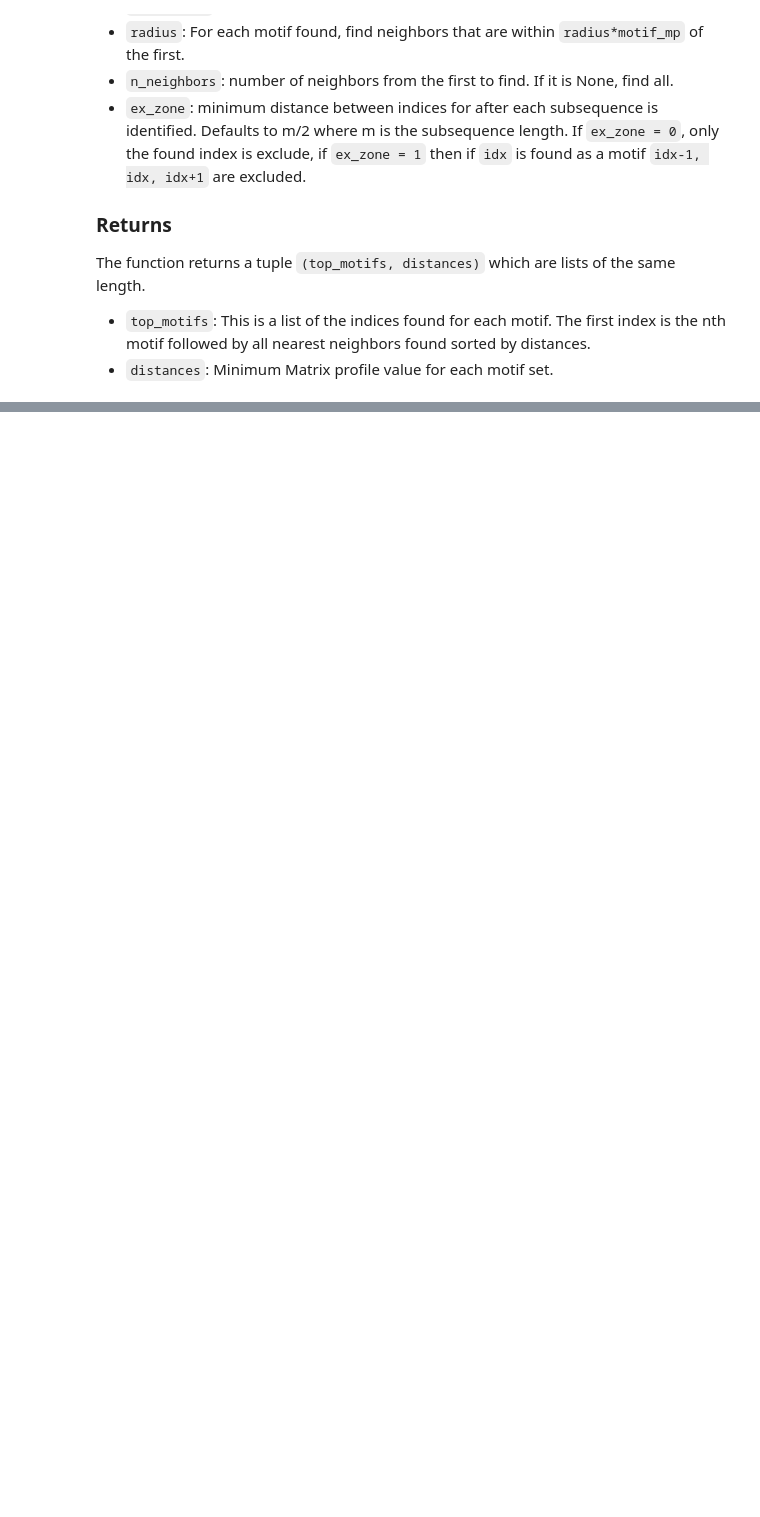
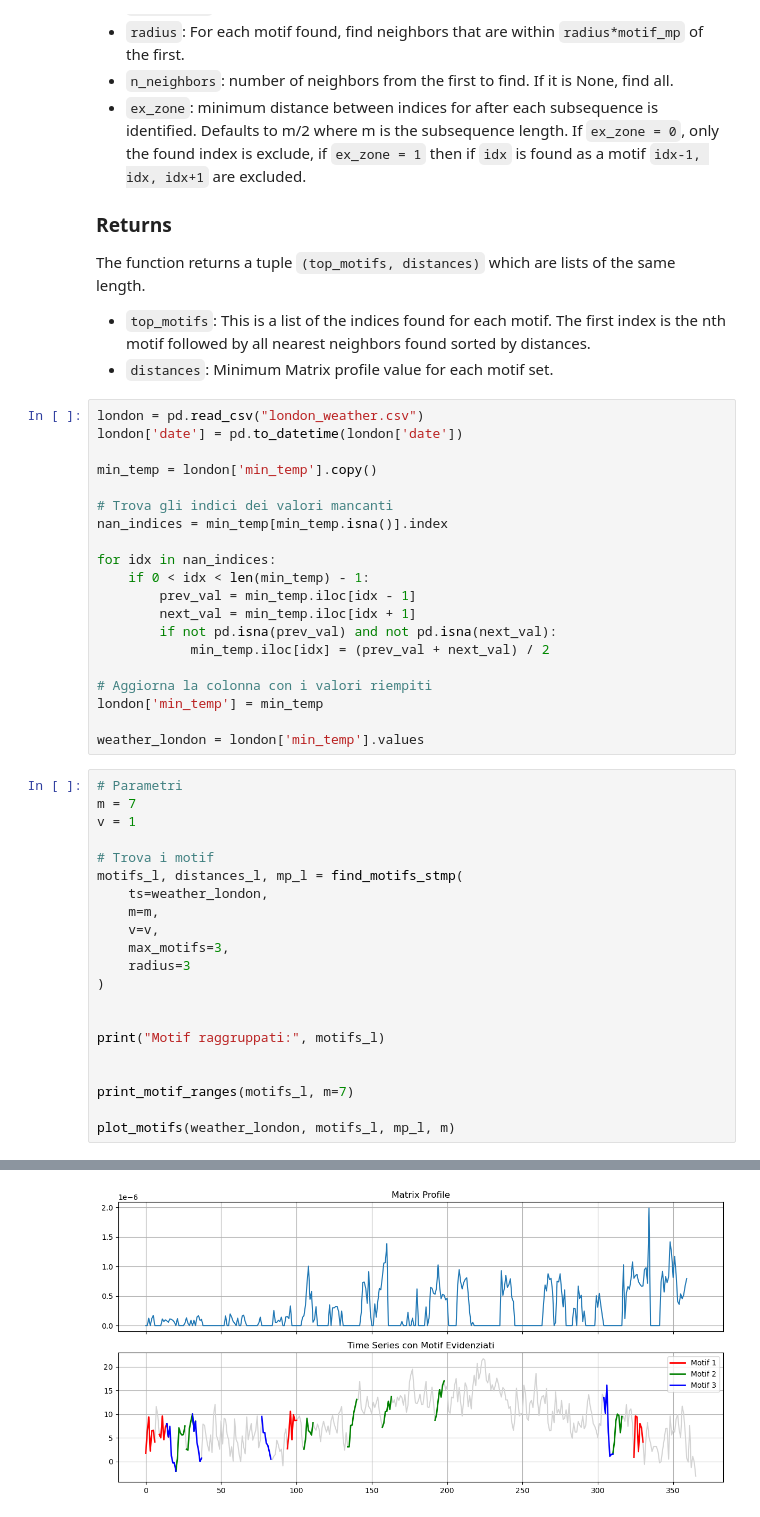
Before and after one commit to S-Nap4/matrixprofile-ts, a Jupyter notebook: docs/examples/Motif Discovery.ipynb, the cells around one changed output, grey strips where cells are left out. Drawn from its saved outputs; the diff is of its cells as text; blank space fills up the shorter version.

```diff
--- a/docs/examples/Motif Discovery.ipynb
+++ b/docs/examples/Motif Discovery.ipynb
@@ -296,3 +308,45 @@ The function returns a tuple `(top_motifs, distances)` which are lists of the sa
 
  * `top_motifs`: This is a list of the indices found for each motif. The first index is the nth motif followed by all nearest neighbors found sorted by distances.
  * `distances`: Minimum Matrix profile value for each motif set.
+# %%
+london = pd.read_csv("london_weather.csv")
+london['date'] = pd.to_datetime(london['date'])
+
+min_temp = london['min_temp'].copy()
+
+# Trova gli indici dei valori mancanti
+nan_indices = min_temp[min_temp.isna()].index
+
+for idx in nan_indices:
+    if 0 < idx < len(min_temp) - 1:
+        prev_val = min_temp.iloc[idx - 1]
+        next_val = min_temp.iloc[idx + 1]
+        if not pd.isna(prev_val) and not pd.isna(next_val):
+            min_temp.iloc[idx] = (prev_val + next_val) / 2
+
+# Aggiorna la colonna con i valori riempiti
+london['min_temp'] = min_temp
+
+weather_london = london['min_temp'].values
+# %%
+# Parametri
+m = 7
+v = 1
+
+# Trova i motif
+motifs_l, distances_l, mp_l = find_motifs_stmp(
+    ts=weather_london,
+    m=m,
+    v=v,
+    max_motifs=3,
+    radius=3
+)
+
+
+print("Motif raggruppati:", motifs_l)
+
+
+print_motif_ranges(motifs_l, m=7)
+
+plot_motifs(weather_london, motifs_l, mp_l, m)
+# %% [output]
@@ -298,0 +370 @@ The function returns a tuple `(top_motifs, distances)` which are lists of the sa
+[figure, added]
```
Also changed, not shown: parts of 5 cells of this notebook, 2 other files.
